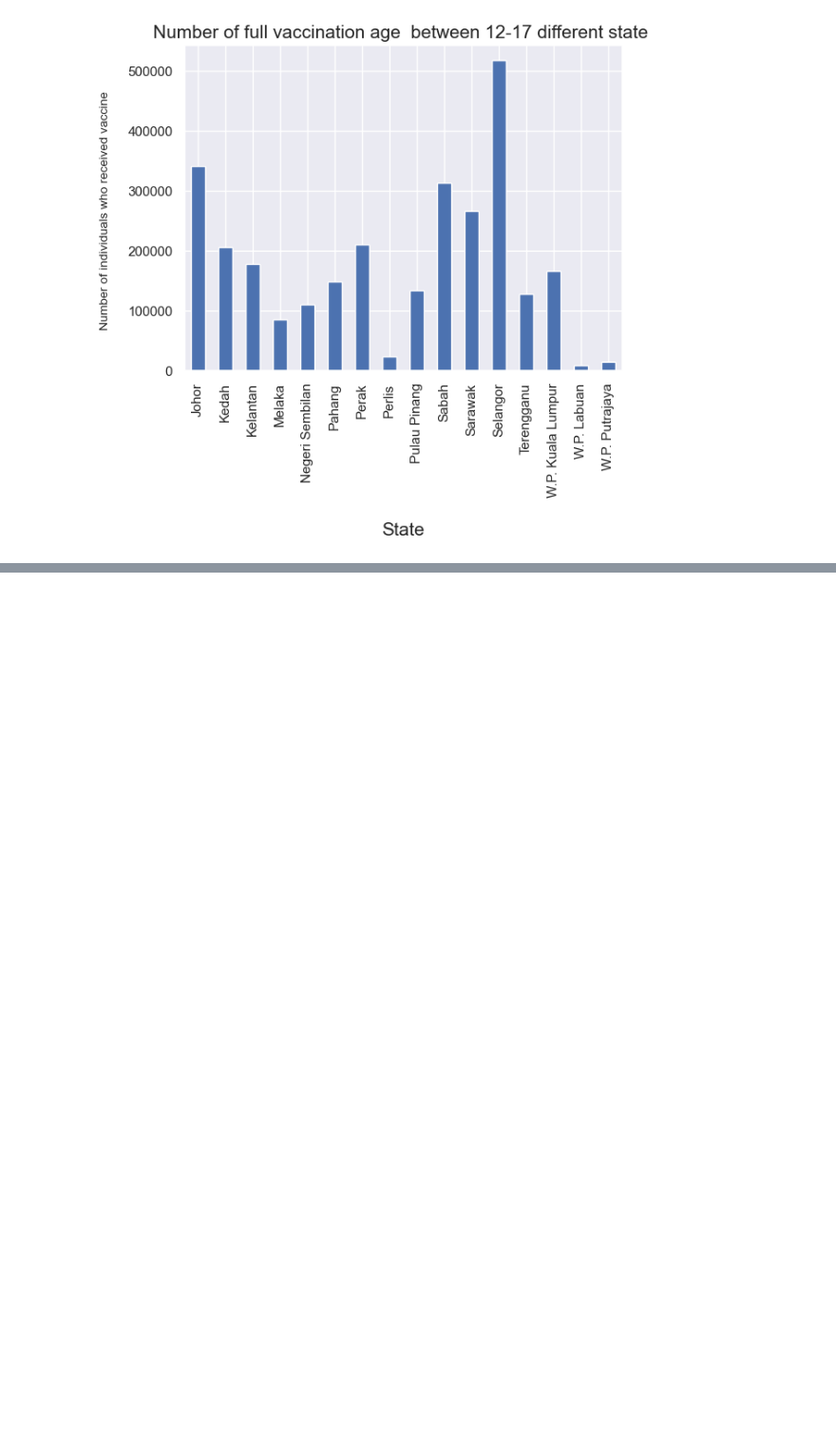
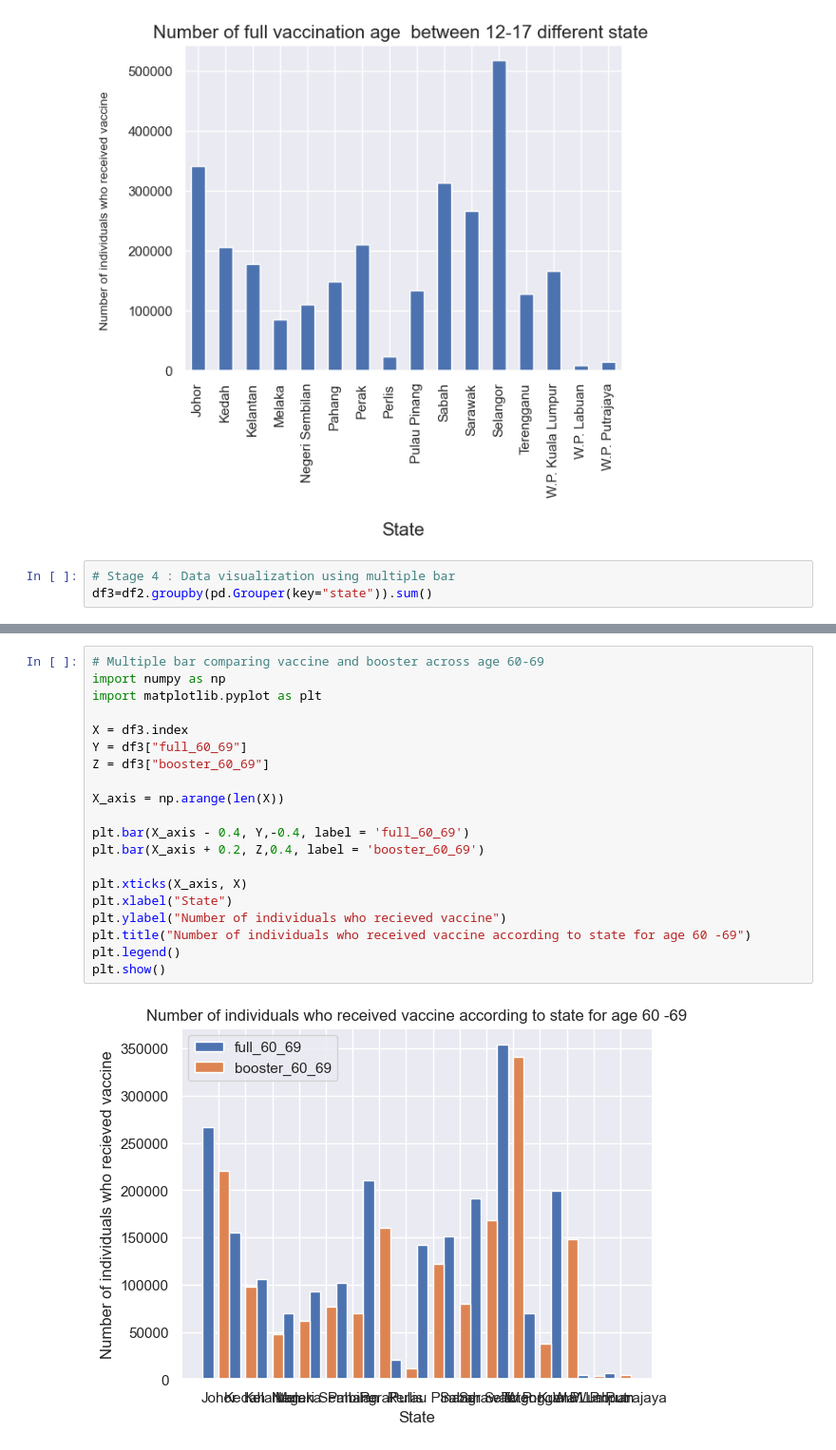
Before and after one commit to isaackong87/hia302_project, a Jupyter notebook: data_wrangler_irfan.ipynb, the cells around one changed output, grey strips where cells are left out. Shown at 95% size. Drawn from its saved outputs; the diff is of its cells as text; blank space fills up the shorter version.

Commit message:
multiple bar
update multiple bar across specific high risk group

```diff
--- a/data_wrangler_irfan.ipynb
+++ b/data_wrangler_irfan.ipynb
@@ -283,3 +284,6 @@ plt.ylabel("Number of individuals who received vaccine \n",size=10)
 # %% [output]
 Text(0, 0.5, 'Number of individuals who received vaccine \n')
 [figure]
+# %%
+# Stage 4 : Data visualization using multiple bar
+df3=df2.groupby(pd.Grouper(key="state")).sum()
@@ -285,0 +339,22 @@ Text(0, 0.5, 'Number of individuals who received vaccine \n')
+# %%
+# Multiple bar comparing vaccine and booster across age 60-69
+import numpy as np
+import matplotlib.pyplot as plt
+
+X = df3.index
+Y = df3["full_60_69"]
+Z = df3["booster_60_69"]
+
+X_axis = np.arange(len(X))
+
+plt.bar(X_axis - 0.4, Y,-0.4, label = 'full_60_69')
+plt.bar(X_axis + 0.2, Z,0.4, label = 'booster_60_69')
+
+plt.xticks(X_axis, X)
+plt.xlabel("State")
+plt.ylabel("Number of individuals who recieved vaccine")
+plt.title("Number of individuals who received vaccine according to state for age 60 -69")
+plt.legend()
+plt.show()
+# %% [output]
+[figure, added]
```
Also changed, not shown: parts of 7 cells of this notebook.
